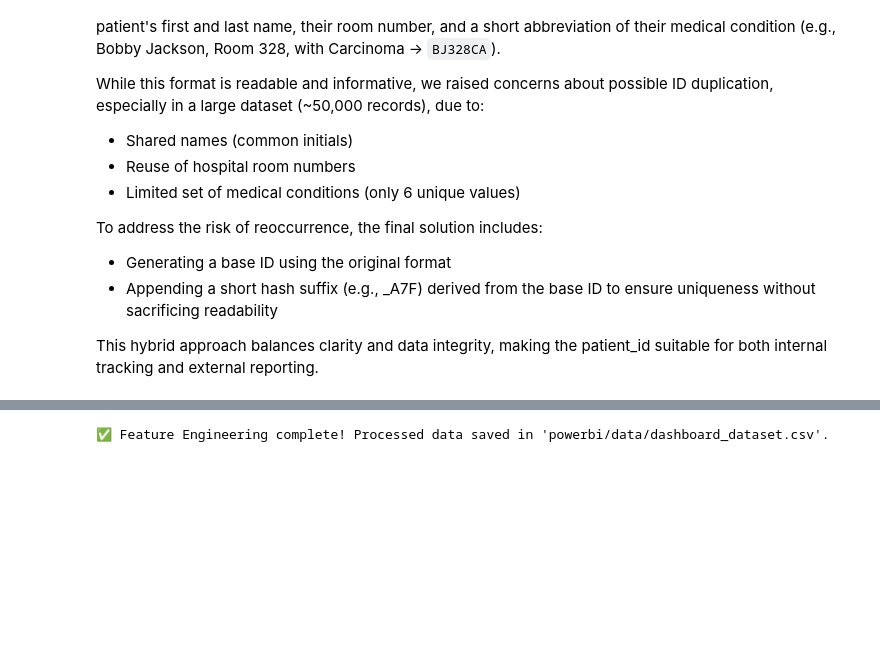
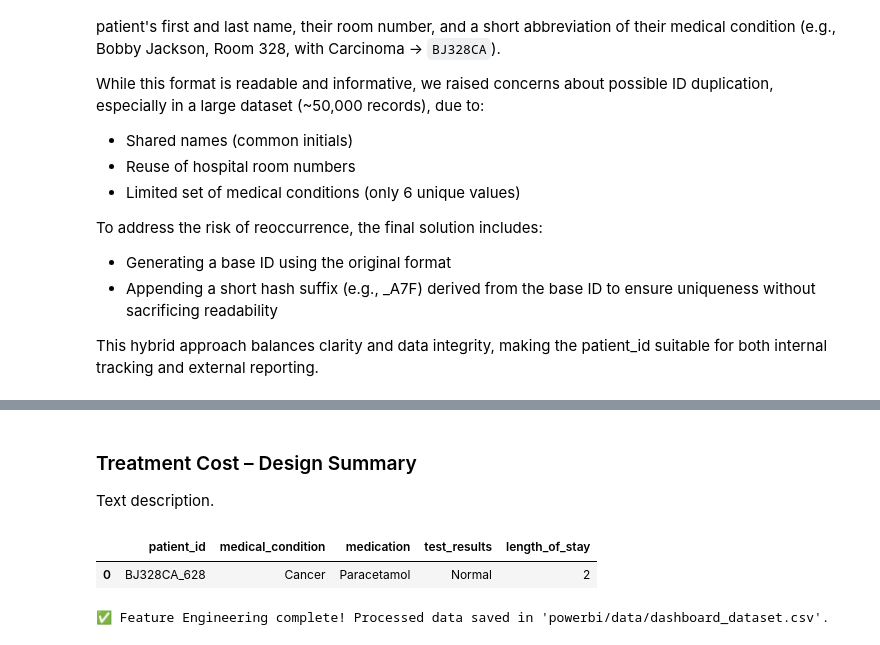
Before and after one commit to simelbarranco/Healthcare-Data-Analytics, a Jupyter notebook: scripts/feature_engineering.ipynb, the cells around one changed output, grey strips where cells are left out. Saved outputs shown, nothing was run; the diff lists cells and outputs as text; code cells hidden in the pictures; blank space fills up the shorter version.

```diff
--- a/scripts/feature_engineering.ipynb
+++ b/scripts/feature_engineering.ipynb
@@ -115,0 +134,9 @@ dashboard_df.head()
+# %%
+# Ensuring date columns are datetime
+dashboard_df['date_of_admission'] = pd.to_datetime(dashboard_df['date_of_admission'])
+dashboard_df['discharge_date'] = pd.to_datetime(dashboard_df['discharge_date'])
+
+# Calculating length of stay and handling negative/zero values
+dashboard_df['length_of_stay'] = (dashboard_df['discharge_date'] - dashboard_df['date_of_admission']).dt.days
+dashboard_df['length_of_stay'] = dashboard_df['length_of_stay'].apply(lambda x: max(x, 1))
+dashboard_df.head()
@@ -116,3 +150,13 @@ dashboard_df.head()
+# %% [markdown]
+### Treatment Cost – Design Summary
+
+Text description.
+# %%
+dashboard_df.loc[dashboard_df['name'] == 'Bobby Jackson',
+    ['patient_id', 'medical_condition', 'medication', 'test_results', 'length_of_stay']]
+# %% [output]
+|  | patient_id | medical_condition | medication | test_results | length_of_stay |
+| 0 | BJ328CA_628 | Cancer | Paracetamol | Normal | 2 |
 # %%
 # Saving final dataset
 dashboard_df.to_csv("../powerbi/data/dashboard_dataset.csv", index=False)
```
Also changed, not shown: parts of 4 cells of this notebook, 1 other file.
